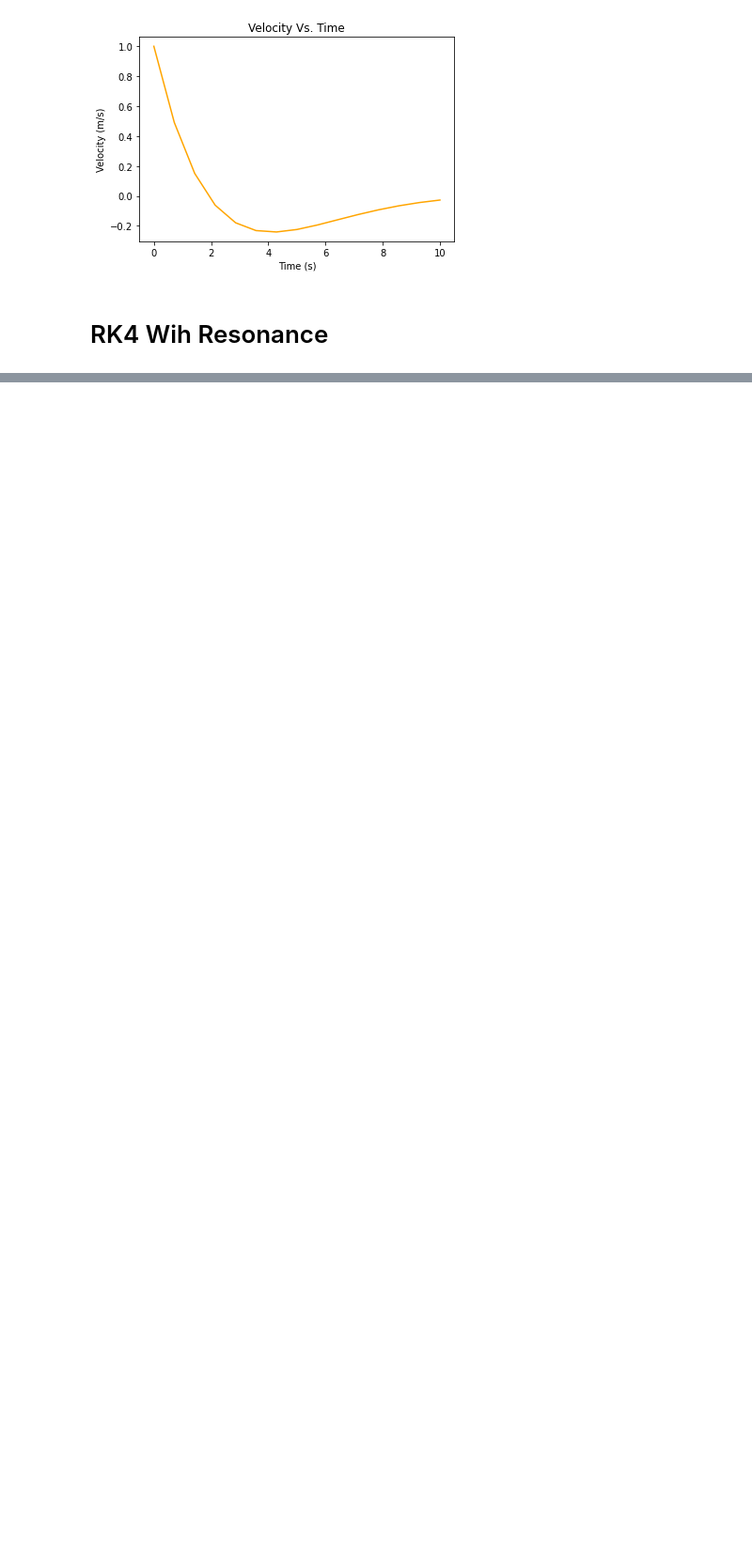
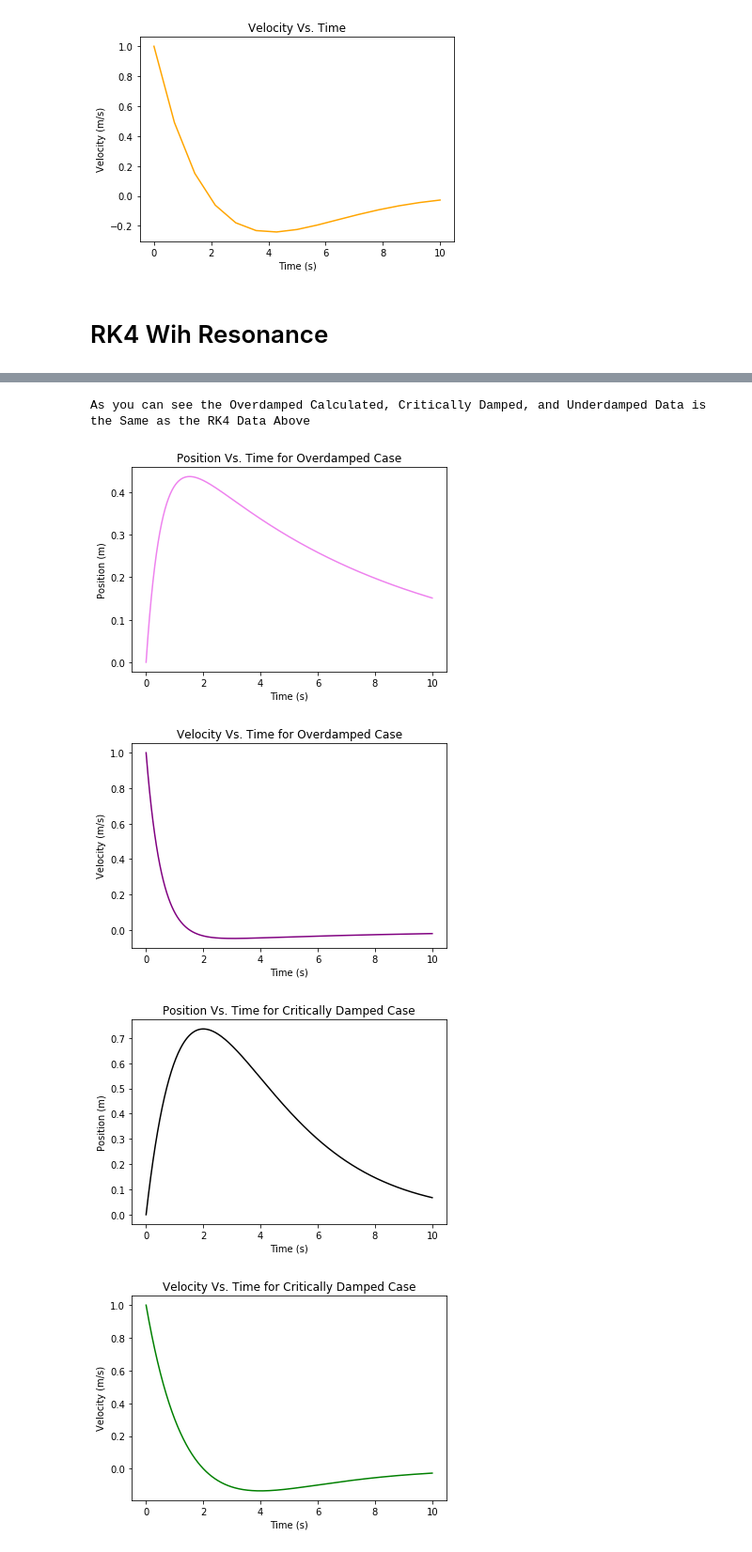
Before and after one commit to seth-harriet/Engr3703-Project, a Jupyter notebook: Project_Scratch.ipynb, the cells around one changed output, grey strips where cells are left out. Shown at 94% size. Cells and saved outputs as stored; diff of their text form; code cells hidden in the pictures; blank space fills up the shorter version.

```diff
--- a/Project_Scratch.ipynb
+++ b/Project_Scratch.ipynb
@@ -571,0 +617,75 @@ Step Size: 0.010001000100010001
+# %%
+%matplotlib inline
+%run prk4.ipynb
+
+from math import *
+import numpy as np
+import matplotlib.pyplot as plt
+
+def xod_of_t(CI,CII,lI,lII,t):
+    return CI*exp(lI*t)+CII*exp(lII*t)
+def vod_of_t(CI,CII,lI,lII,t):
+    return CI*lI*exp(lI*t)+CII*lII*exp(lII*t)
+
+def xcd_of_t(CI,CII,omega_n,t):
+    return CI*exp(-omega_n*t)+CII*t*exp(-omega_n*t)
+def vcd_of_t(CI,CII,omega_n,t):
+    return exp(-omega_n*t)*(-omega_n*CI+CII*(1-omega_n*t))
+
+def xud_of_t(DI,DII,zeta,omega_n,omega_d,t):
+    return exp(-zeta*omega_n*t)*(DI*cos(omega_d*t) + DII*sin(omega_d*t))
+def vud_of_t(DI,DII,zeta,omega_n,omega_d,t):
+    return exp(-zeta*omega_n*t)*(-DI*(omega_d*sin(omega_d*t)+zeta*omega_n*cos(omega_d*t)) + DII*(omega_d*cos(omega_d*t)-zeta*omega_n*sin(omega_d*t)))
+
+zeta_od = 2
+omega_n = 0.5
+lambda_I = -omega_n * (zeta_od - sqrt(zeta_od**2 - 1))
+lambda_II = -omega_n * (zeta_od + sqrt(zeta_od**2 - 1))
+zeta_ud = 0.1
+omega_d = omega_n*sqrt(1-zeta_ud**2)
+
+A = 0    #x(o)
+B = 1    #v(0)
+
+CI_od = (B-A*lambda_II)/(lambda_I-lambda_II)
+CII_od = (A*lambda_I-B)/(lambda_I-lambda_II)
+CI_cd = A
+CII_cd = B + omega_n*A
+DI = A
+DII = (B+A*zeta_ud*omega_n)/omega_d
+
+ti = 0.
+tf = 10.
+t = np.linspace(ti,tf,500)
+x_od = [xod_of_t(CI_od,CII_od,lambda_I,lambda_II,tval) for tval in t]
+x_cd = [xcd_of_t(CI_cd,CII_cd,omega_n,tval) for tval in t]
+x_ud = [xud_of_t(DI,DII,zeta_ud,omega_n,omega_d,tval) for tval in t]
+
+v_od = [vod_of_t(CI_od,CII_od,lambda_I,lambda_II,tval) for tval in t]
+v_cd = [vcd_of_t(CI_cd,CII_cd,omega_n,tval) for tval in t]
+v_ud = [vud_of_t(DI,DII,zeta_ud,omega_n,omega_d,tval) for tval in t]
+
+
+x0 = x_cd[0]
+v0 = v_cd[0]
+
+
+
+x0 = x_cd[0]
+v0 = v_cd[0]
+
+print("As you can see the Overdamped Calculated, Critically Damped, and Underdamped Data is the Same as the RK4 Data Above \n")
+myplot_overdamped_position(t,x_od)
+myplot_overdamped_velocity(t,v_od)
+
+myplot_critically_damped_position(t,x_cd)
+myplot_critically_damped_velocity(t,v_cd)
+
+myplot_underdamped_position(t,x_ud)
+myplot_underdamped_velocity(t,v_ud)
+# %% [output]
+As you can see the Overdamped Calculated, Critically Damped, and Underdamped Data is the Same as the RK4 Data Above
+[figure, added]
+[figure, added]
+[figure, added]
+[figure, added]
```
Also changed, not shown: parts of 11 cells of this notebook, 3 other files.
